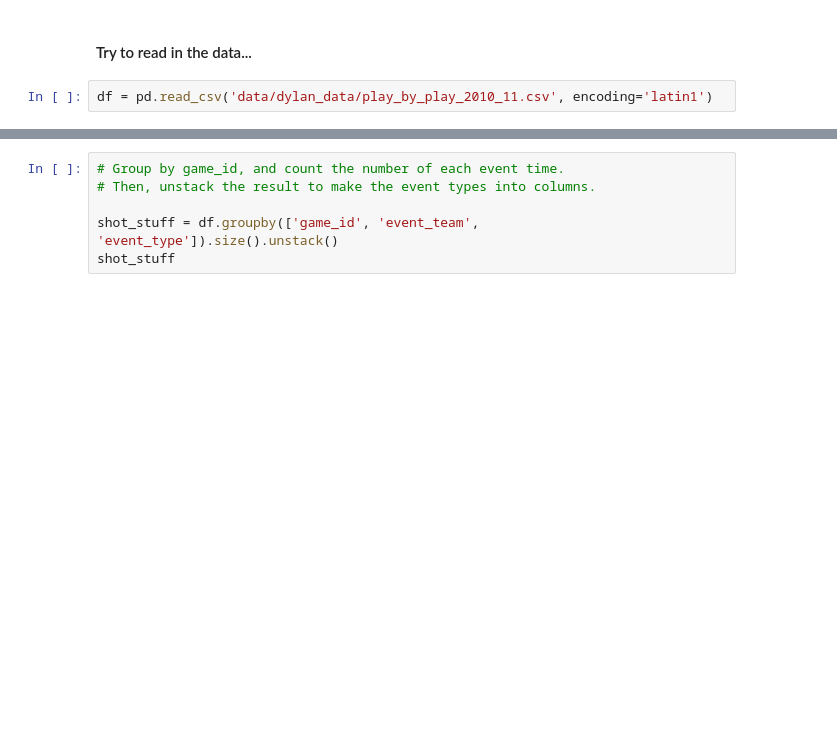
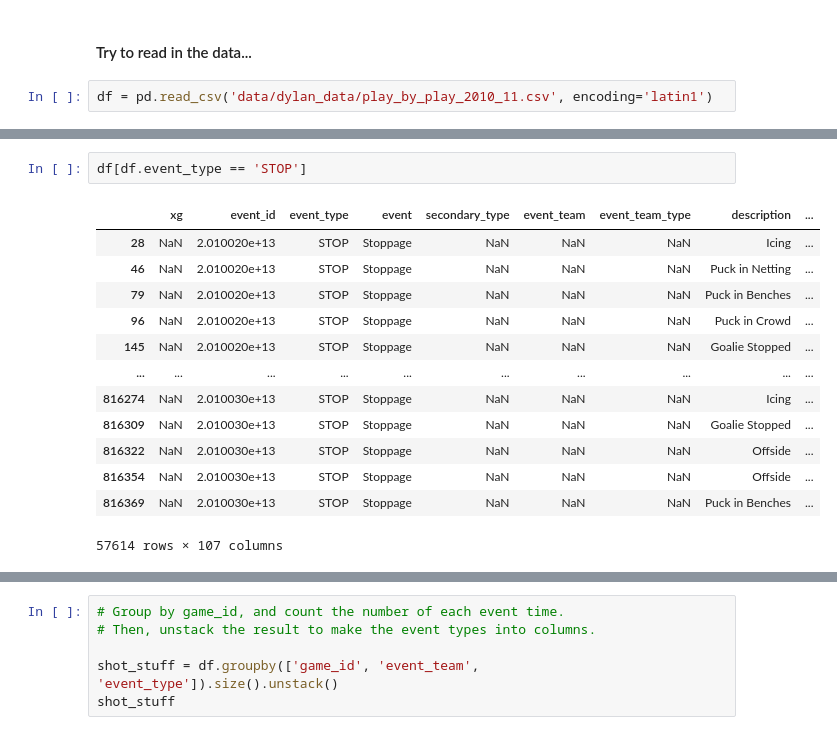
Before and after one commit to jeffxhansen/NHL_Win_Predictor, a Jupyter notebook: dylan.ipynb, the cells around one changed output, grey strips where cells are left out. Cells and saved outputs as stored; diff of their text form; blank space fills up the shorter version.

```diff
--- a/dylan.ipynb
+++ b/dylan.ipynb
@@ -26,0 +12,16 @@ df.head(10)
+# %%
+df[df.event_type == 'STOP']
+# %% [output]
+|  | xg | event_id | event_type | event | secondary_type | event_team | event_team_type | description | ... |
+| 28 | NaN | 2.010020e+13 | STOP | Stoppage | NaN | NaN | NaN | Icing | ... |
+| 46 | NaN | 2.010020e+13 | STOP | Stoppage | NaN | NaN | NaN | Puck in Netting | ... |
+| 79 | NaN | 2.010020e+13 | STOP | Stoppage | NaN | NaN | NaN | Puck in Benches | ... |
+| 96 | NaN | 2.010020e+13 | STOP | Stoppage | NaN | NaN | NaN | Puck in Crowd | ... |
+| 145 | NaN | 2.010020e+13 | STOP | Stoppage | NaN | NaN | NaN | Goalie Stopped | ... |
+| ... | ... | ... | ... | ... | ... | ... | ... | ... | ... |
+| 816274 | NaN | 2.010030e+13 | STOP | Stoppage | NaN | NaN | NaN | Icing | ... |
+| 816309 | NaN | 2.010030e+13 | STOP | Stoppage | NaN | NaN | NaN | Goalie Stopped | ... |
+| 816322 | NaN | 2.010030e+13 | STOP | Stoppage | NaN | NaN | NaN | Offside | ... |
+| 816354 | NaN | 2.010030e+13 | STOP | Stoppage | NaN | NaN | NaN | Offside | ... |
+| 816369 | NaN | 2.010030e+13 | STOP | Stoppage | NaN | NaN | NaN | Puck in Benches | ... |
+57614 rows × 107 columns
```
Also changed, not shown: parts of 3 cells of this notebook.
